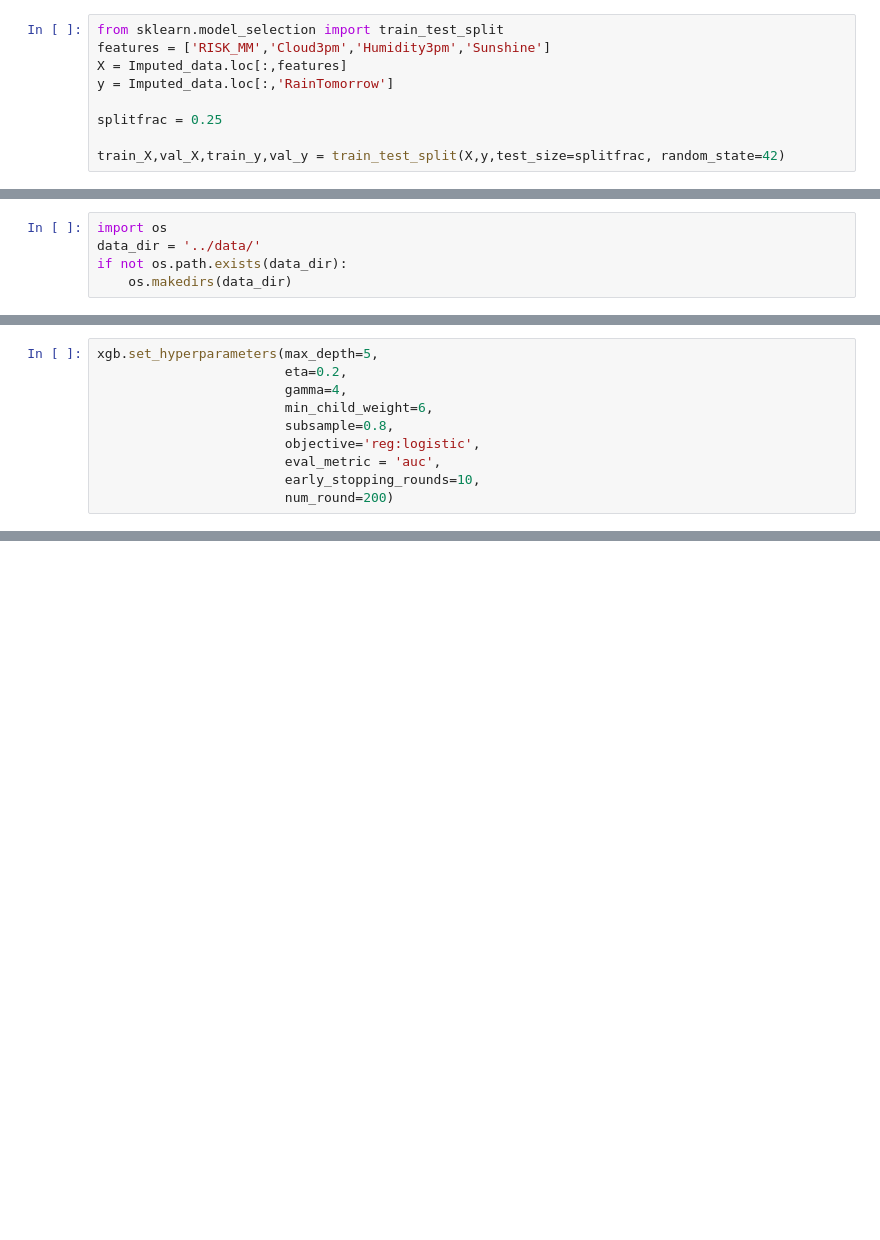
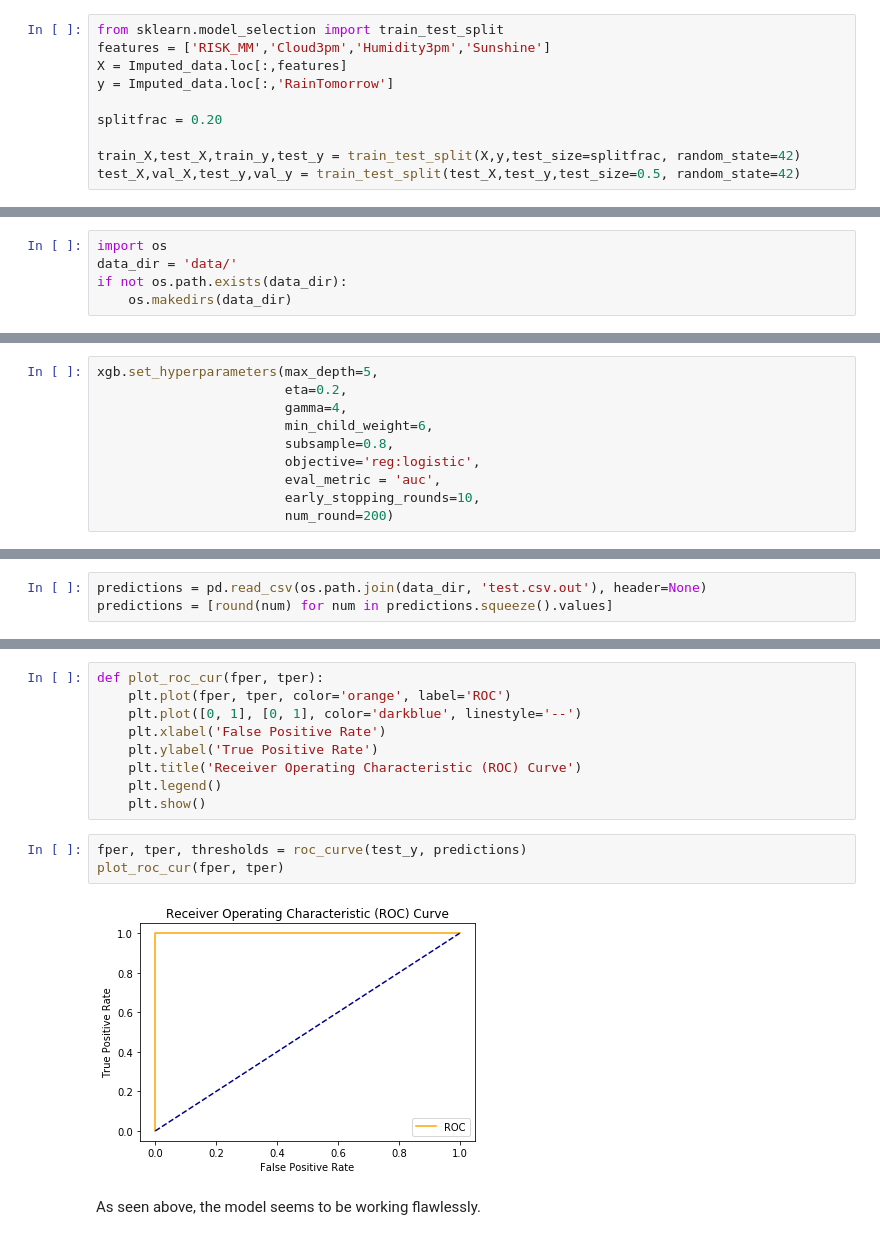
Before and after one commit to PankajPatil1/Rainfall-Prediction, a Jupyter notebook: rainfall-prediction.ipynb, the cells around one changed output, grey strips where cells are left out. Drawn from its saved outputs; the diff is of its cells as text; blank space fills up the shorter version.

Commit message:
Included modelling

```diff
--- a/rainfall-prediction.ipynb
+++ b/rainfall-prediction.ipynb
@@ -384,9 +384,10 @@ features = ['RISK_MM','Cloud3pm','Humidity3pm','Sunshine']
 X = Imputed_data.loc[:,features]
 y = Imputed_data.loc[:,'RainTomorrow']
 
-splitfrac = 0.25
+splitfrac = 0.20
 
-train_X,val_X,train_y,val_y = train_test_split(X,y,test_size=splitfrac, random_state=42)
+train_X,test_X,train_y,test_y = train_test_split(X,y,test_size=splitfrac, random_state=42)
+test_X,val_X,test_y,val_y = train_test_split(test_X,test_y,test_size=0.5, random_state=42)
 # %%
 # Normalize Features
 from sklearn.preprocessing import StandardScaler
@@ -410,6 +413,6 @@ Test Label size : (39213,)
 Now I'll move on to modelling. First, I'll create and sve csv files for training and validation. Then upload them to s3 so our model can access them
 # %%
 import os
-data_dir = '../data/'
+data_dir = 'data/'
 if not os.path.exists(data_dir):
     os.makedirs(data_dir)
@@ -476,0 +516,3 @@ Billable seconds: 48
+# %%
+predictions = pd.read_csv(os.path.join(data_dir, 'test.csv.out'), header=None)
+predictions = [round(num) for num in predictions.squeeze().values]
@@ -476,0 +540,16 @@ Billable seconds: 48
+# %%
+def plot_roc_cur(fper, tper):
+    plt.plot(fper, tper, color='orange', label='ROC')
+    plt.plot([0, 1], [0, 1], color='darkblue', linestyle='--')
+    plt.xlabel('False Positive Rate')
+    plt.ylabel('True Positive Rate')
+    plt.title('Receiver Operating Characteristic (ROC) Curve')
+    plt.legend()
+    plt.show()
+# %%
+fper, tper, thresholds = roc_curve(test_y, predictions)
+plot_roc_cur(fper, tper)
+# %% [output]
+[figure, added]
+# %% [markdown]
+As seen above, the model seems to be working flawlessly.
```
Also changed, not shown: parts of 14 cells of this notebook.
